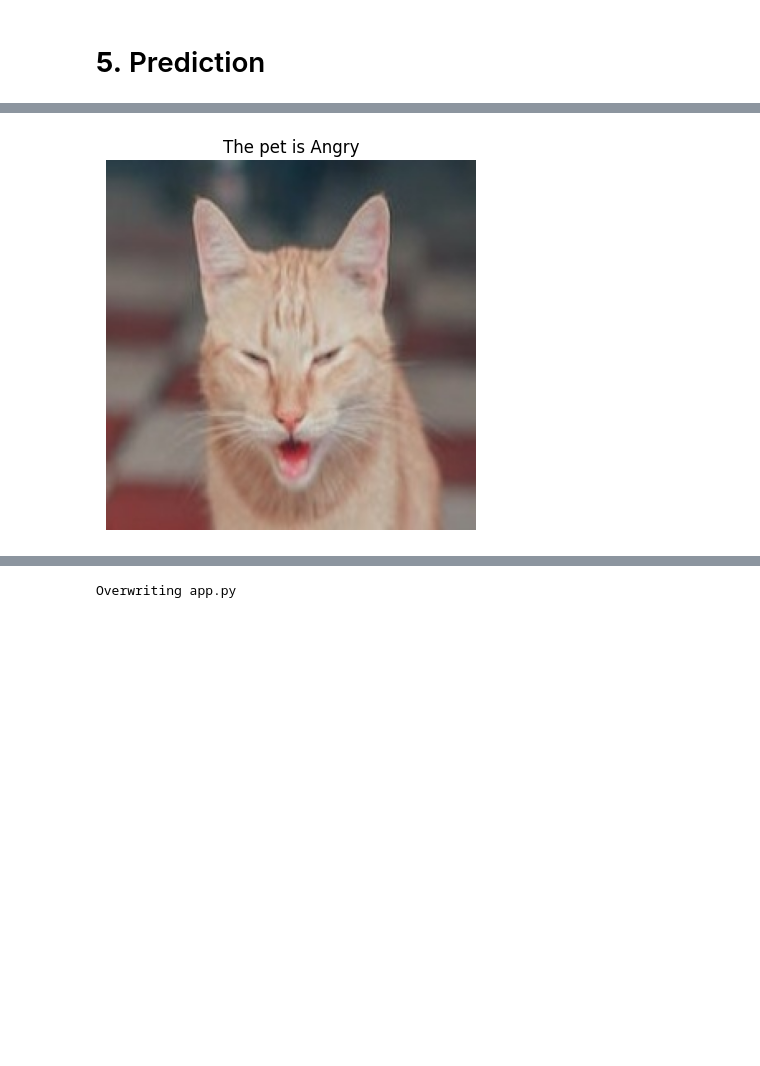
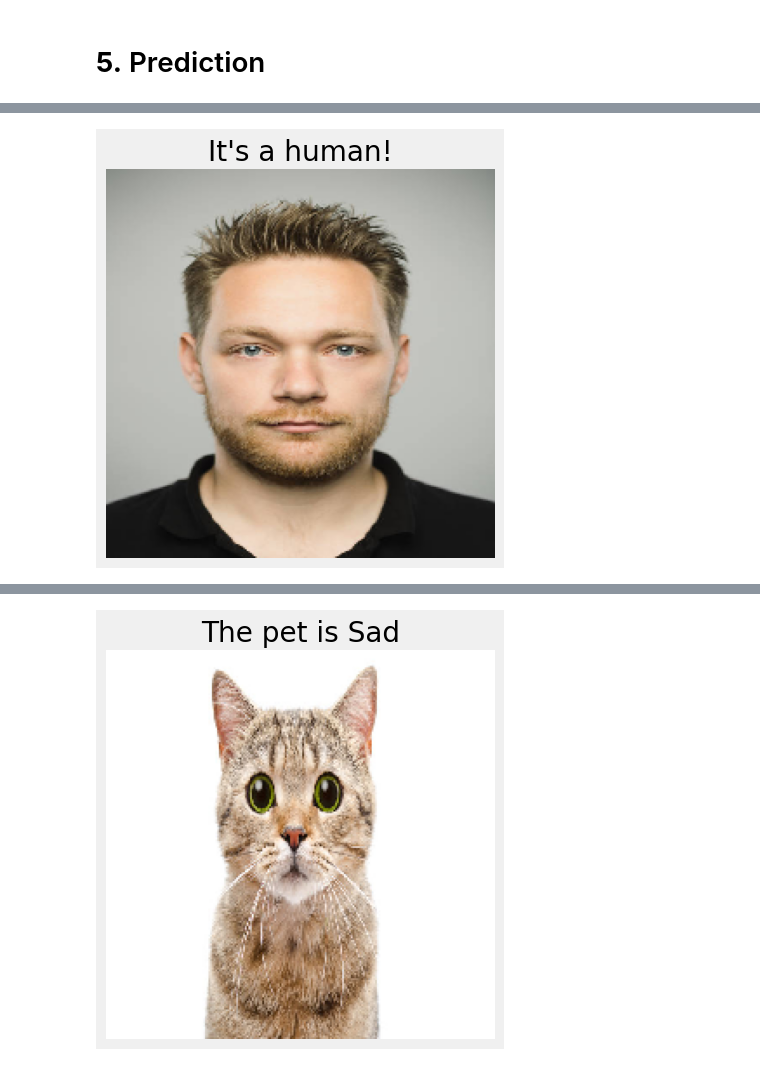
Before and after one commit to jngelena/computer_vision, a Jupyter notebook: final.ipynb, the cells around one changed output, grey strips where cells are left out. Drawn from its saved outputs; the diff is of its cells as text; code cells hidden in the pictures; blank space fills up the shorter version.

```diff
--- a/final.ipynb
+++ b/final.ipynb
@@ -722,8 +725,11 @@ def predict_pet_or_human(image_path, pet_model, emotion_model):
 animal_human_model = load_model('Animal_Human_model.h5')
 pets_emotion_model = load_model('Animal_emotion_model.h5')
 
+#animal_human_model = pickle.load(open('Animal_Human_model.pkl', 'rb'))
+#pets_emotion_model = pickle.load(open('Animal_emotion_model.pkl', 'rb'))
+
 # Replace 'path_to_test_image' with the path to the image you want to test
-image_path_to_test = 'temp_image.jpg'
-predict_pet_or_human(image_path_to_test, animal_human_model, pets_emotion_model)
+predict_pet_or_human('human2.jpg', animal_human_model, pets_emotion_model)
+predict_pet_or_human('animal2.jpg', animal_human_model, pets_emotion_model)
 # %% [output]
 1/1 [==============================] - 1s 1s/step
@@ -731 +736 @@ predict_pet_or_human(image_path_to_test, animal_human_model, pets_emotion_model)
-[figure, old version]
+[figure, new version]
@@ -732,54 +739 @@ predict_pet_or_human(image_path_to_test, animal_human_model, pets_emotion_model)
+[figure, added]
-# %%
-%%writefile app.py
-
-import streamlit as st
-from tensorflow.keras.preprocessing import image
-from tensorflow.keras.applications.mobilenet_v2 import preprocess_input, decode_predictions
-import numpy as np
-import matplotlib.pyplot as plt
-from tensorflow.keras.models import load_model
-
-def predict_pet_or_human(image_path, pet_model, emotion_model):
-    # Load the image and preprocess it
-    img = image.load_img(image_path, target_size=(224, 224))
-    img_array = image.img_to_array(img)
-    img_array = np.expand_dims(img_array, axis=0)
-    img_array = preprocess_input(img_array)
-
-    # Use Animal_Human_model to predict whether it's a pet or human
-    pet_prediction = pet_model.predict(img_array)
-
-    type_class_index = np.argmax(pet_prediction)
-    class_labels_type = ['Human', 'Animal']
-    type_label = class_labels_type[type_class_index]
-
-    #is_pet = pet_prediction[0][0] > 0.5  # Adjust the threshold as needed
-
-    if type_label == 'Animal':
-        # If it's a pet, use Pets_Facial_Expression_model to predict emotion
-        emotion_prediction = emotion_model.predict(img_array)
-        emotion_class_index = np.argmax(emotion_prediction)
-        class_labels = ['Angry', 'Other', 'Sad', 'Happy']
-        emotion_label = class_labels[emotion_class_index]
-
-        st.image(img, caption=f"The pet is {emotion_label}", use_column_width=True)
-    else:
-        # If it's a human, you can add your logic here
-         st.image(img, caption="It's a human!", use_column_width=True)
-
-# Load Animal_Human_model and Pets_Facial_Expression_model
-animal_human_model = load_model('Animal_Human_model.h5')
-pets_emotion_model = load_model('Animal_emotion_model.h5')
-
-# Streamlit UI
-st.title("Pet or Human Predictor")
-
-uploaded_file = st.file_uploader("Choose an image...", type=["jpg", "png", "jpeg"])
-if uploaded_file is not None:
-    image_path_to_test = 'temp_image.jpg'
-    with open(image_path_to_test, 'wb') as f:
-        f.write(uploaded_file.getvalue())
-
-    predict_pet_or_human(image_path_to_test, animal_human_model, pets_emotion_model)
-# %% [output]
-Overwriting app.py
```
Also changed, not shown: parts of 33 cells of this notebook.
